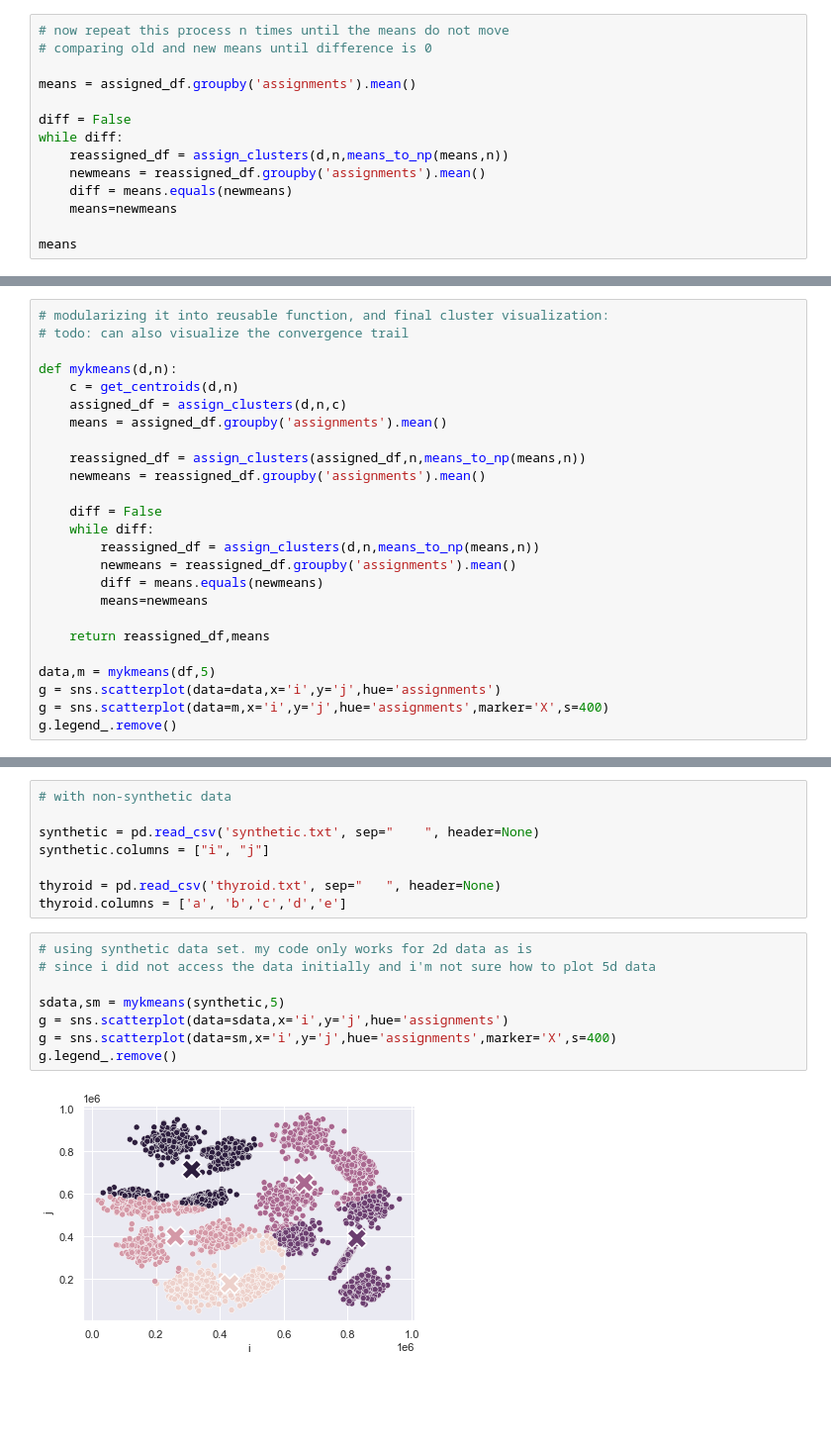
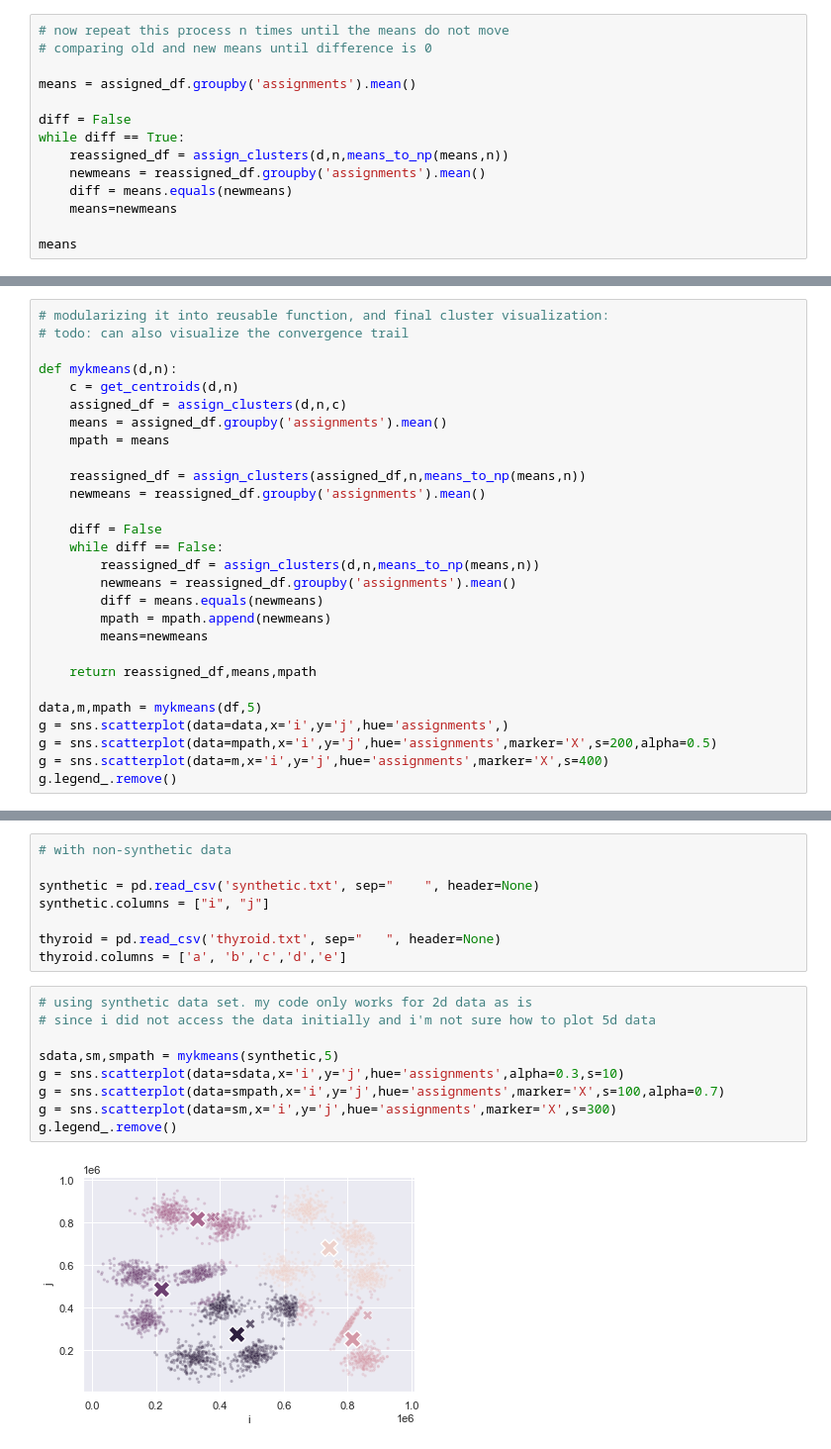
Before and after one commit to LiviReka/Optimization_assignments, a Jupyter notebook: kmeans.ipynb, the cells around one changed output, grey strips where cells are left out. Shown at 99% size. Cells and saved outputs as stored; diff of their text form; blank space fills up the shorter version.

Commit message:
tracking old means

```diff
--- a/kmeans.ipynb
+++ b/kmeans.ipynb
@@ -117,7 +117,7 @@ g.legend_.remove()
 means = assigned_df.groupby('assignments').mean()
 
 diff = False
-while diff:
+while diff == True:
     reassigned_df = assign_clusters(d,n,means_to_np(means,n))
     newmeans = reassigned_df.groupby('assignments').mean()
     diff = means.equals(newmeans)
@@ -140,21 +140,24 @@ def mykmeans(d,n):
     c = get_centroids(d,n)
     assigned_df = assign_clusters(d,n,c)
     means = assigned_df.groupby('assignments').mean()
+    mpath = means
 
     reassigned_df = assign_clusters(assigned_df,n,means_to_np(means,n))
     newmeans = reassigned_df.groupby('assignments').mean()
 
     diff = False
-    while diff:
+    while diff == False:
         reassigned_df = assign_clusters(d,n,means_to_np(means,n))
         newmeans = reassigned_df.groupby('assignments').mean()
         diff = means.equals(newmeans)
+        mpath = mpath.append(newmeans)
         means=newmeans
 
-    return reassigned_df,means
+    return reassigned_df,means,mpath
 
-data,m = mykmeans(df,5)
-g = sns.scatterplot(data=data,x='i',y='j',hue='assignments')
+data,m,mpath = mykmeans(df,5)
+g = sns.scatterplot(data=data,x='i',y='j',hue='assignments',)
+g = sns.scatterplot(data=mpath,x='i',y='j',hue='assignments',marker='X',s=200,alpha=0.5)
 g = sns.scatterplot(data=m,x='i',y='j',hue='assignments',marker='X',s=400)
 g.legend_.remove()
 # %% [output]
@@ -170,11 +173,12 @@ thyroid.columns = ['a', 'b','c','d','e']
 # %%
 # using synthetic data set. my code only works for 2d data as is
 # since i did not access the data initially and i'm not sure how to plot 5d data
 
-sdata,sm = mykmeans(synthetic,5)
-g = sns.scatterplot(data=sdata,x='i',y='j',hue='assignments')
-g = sns.scatterplot(data=sm,x='i',y='j',hue='assignments',marker='X',s=400)
+sdata,sm,smpath = mykmeans(synthetic,5)
+g = sns.scatterplot(data=sdata,x='i',y='j',hue='assignments',alpha=0.3,s=10)
+g = sns.scatterplot(data=smpath,x='i',y='j',hue='assignments',marker='X',s=100,alpha=0.7)
+g = sns.scatterplot(data=sm,x='i',y='j',hue='assignments',marker='X',s=300)
 g.legend_.remove()
 # %% [output]
-[figure, old version]
+[figure, new version]
 # %%
```
Also changed, not shown: parts of 8 cells of this notebook.
